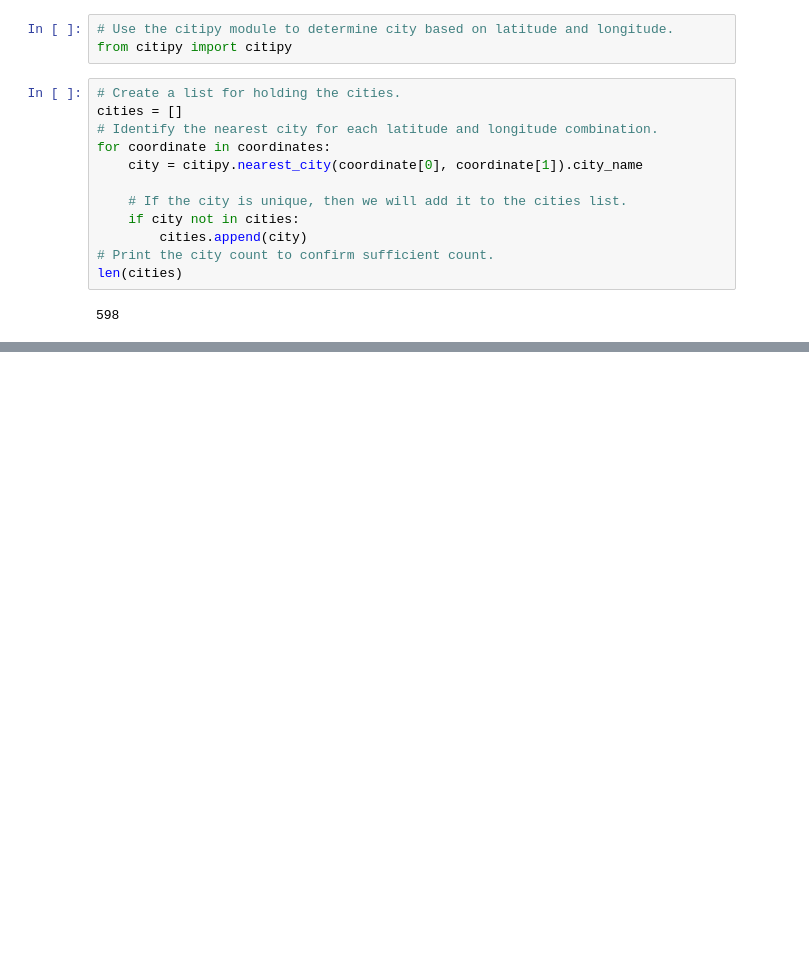
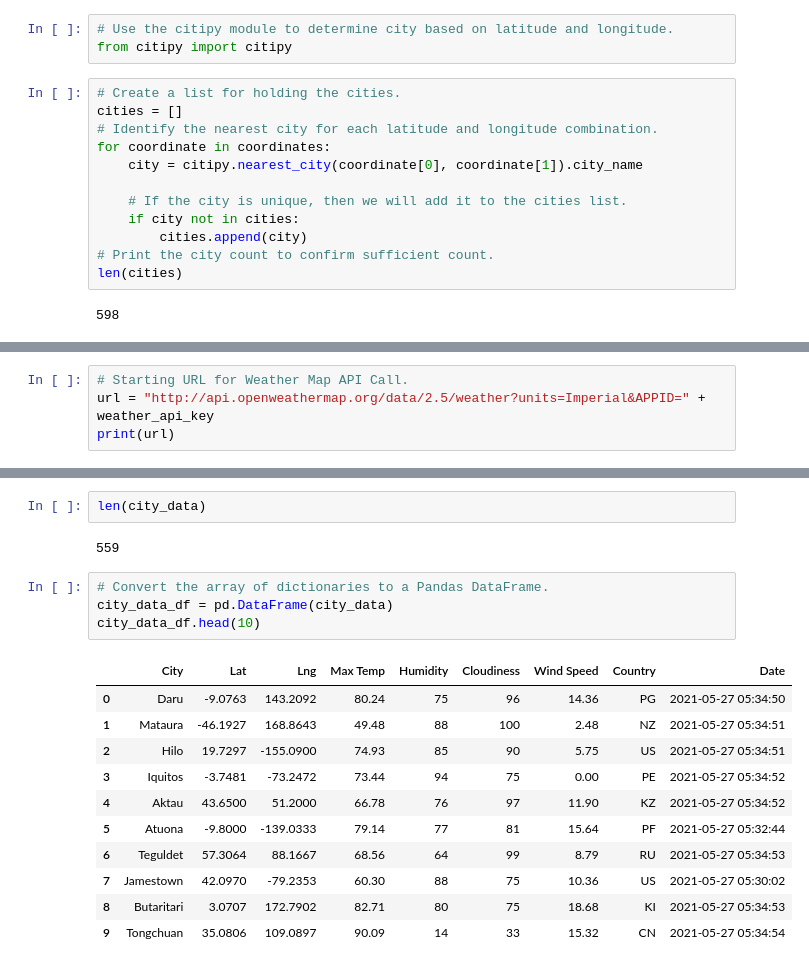
Before and after one commit to jessesingh15/World_Weather_Analysis, a Jupyter notebook: WeatherPy.ipynb, the cells around one changed output, grey strips where cells are left out. Drawn from its saved outputs; the diff is of its cells as text; blank space fills up the shorter version.

```diff
--- a/WeatherPy.ipynb
+++ b/WeatherPy.ipynb
@@ -33,0 +40,4 @@ len(cities)
+# %%
+# Starting URL for Weather Map API Call.
+url = "http://api.openweathermap.org/data/2.5/weather?units=Imperial&APPID=" + weather_api_key
+print(url)
@@ -33,0 +127,20 @@ len(cities)
+# %%
+len(city_data)
+# %% [output]
+559
+# %%
+# Convert the array of dictionaries to a Pandas DataFrame.
+city_data_df = pd.DataFrame(city_data)
+city_data_df.head(10)
+# %% [output]
+|  | City | Lat | Lng | Max Temp | Humidity | Cloudiness | Wind Speed | Country | Date |
+| 0 | Daru | -9.0763 | 143.2092 | 80.24 | 75 | 96 | 14.36 | PG | 2021-05-27 05:34:50 |
+| 1 | Mataura | -46.1927 | 168.8643 | 49.48 | 88 | 100 | 2.48 | NZ | 2021-05-27 05:34:51 |
+| 2 | Hilo | 19.7297 | -155.0900 | 74.93 | 85 | 90 | 5.75 | US | 2021-05-27 05:34:51 |
+| 3 | Iquitos | -3.7481 | -73.2472 | 73.44 | 94 | 75 | 0.00 | PE | 2021-05-27 05:34:52 |
+| 4 | Aktau | 43.6500 | 51.2000 | 66.78 | 76 | 97 | 11.90 | KZ | 2021-05-27 05:34:52 |
+| 5 | Atuona | -9.8000 | -139.0333 | 79.14 | 77 | 81 | 15.64 | PF | 2021-05-27 05:32:44 |
+| 6 | Teguldet | 57.3064 | 88.1667 | 68.56 | 64 | 99 | 8.79 | RU | 2021-05-27 05:34:53 |
+| 7 | Jamestown | 42.0970 | -79.2353 | 60.30 | 88 | 75 | 10.36 | US | 2021-05-27 05:30:02 |
+| 8 | Butaritari | 3.0707 | 172.7902 | 82.71 | 80 | 75 | 18.68 | KI | 2021-05-27 05:34:53 |
+| 9 | Tongchuan | 35.0806 | 109.0897 | 90.09 | 14 | 33 | 15.32 | CN | 2021-05-27 05:34:54 |
```
Also changed, not shown: parts of 6 cells of this notebook, 2 other files.
